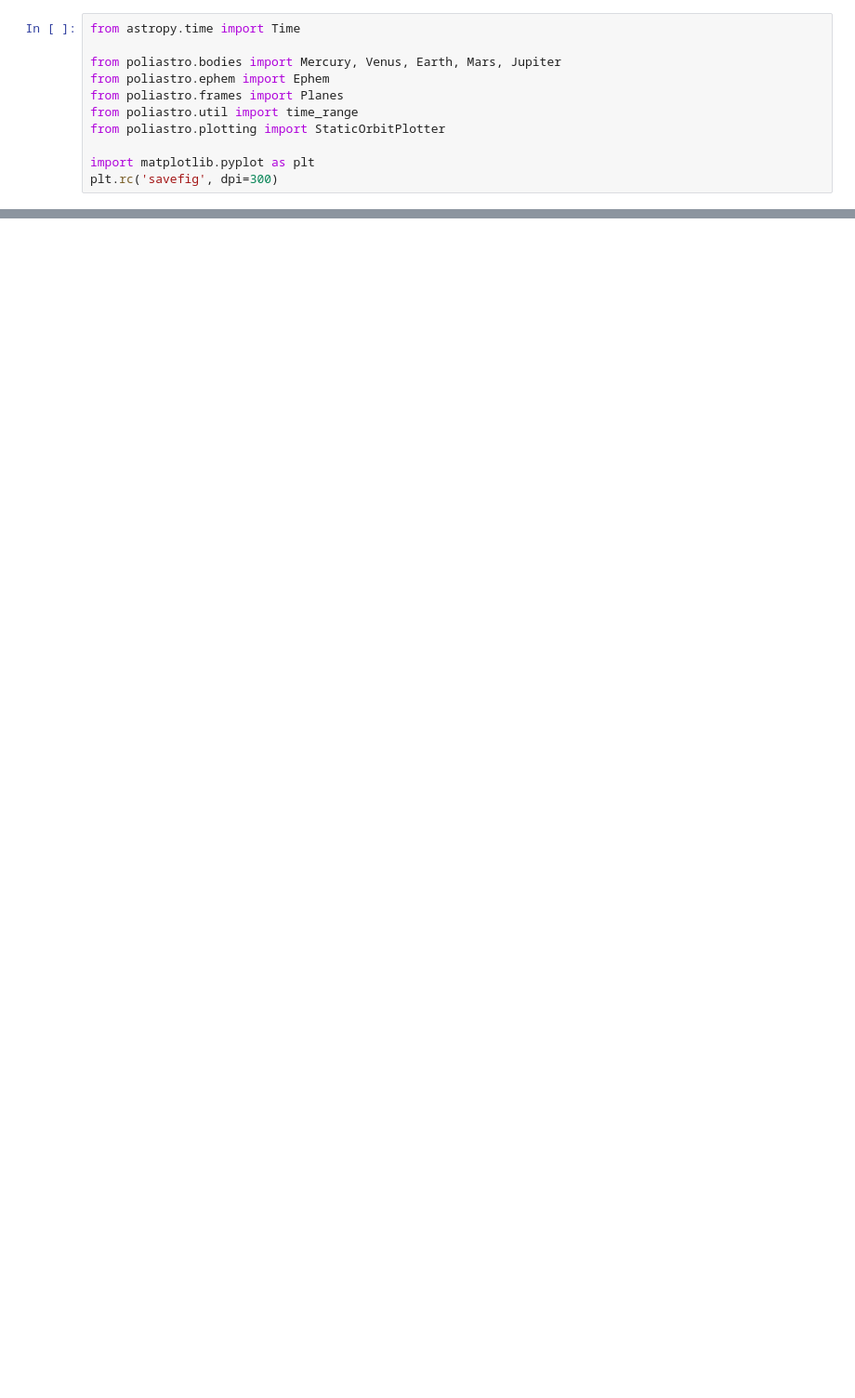
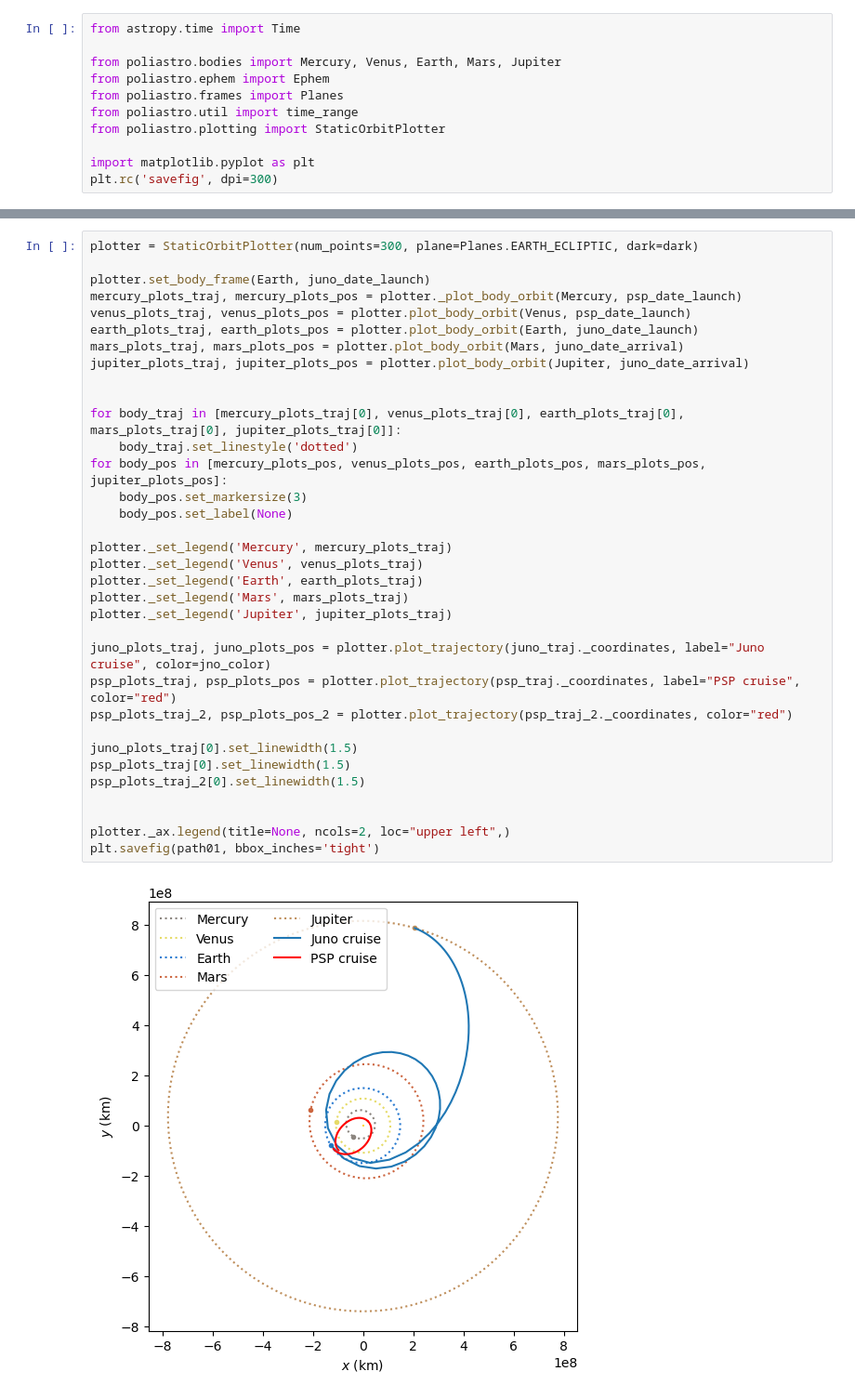
Before and after one commit to Beforerr/finesst_solar_wind_discontinuities, a Jupyter notebook: notebooks/00_orbits.out.ipynb, the cells around one changed output, grey strips where cells are left out. Shown at 93% size. Drawn from its saved outputs; the diff is of its cells as text; blank space fills up the shorter version.

```diff
--- a/notebooks/00_orbits.out.ipynb
+++ b/notebooks/00_orbits.out.ipynb
@@ -111,0 +101,36 @@ plt.savefig('../images/orbits/psp_orbit.svg', bbox_inches='tight')
+# %%
+plotter = StaticOrbitPlotter(num_points=300, plane=Planes.EARTH_ECLIPTIC, dark=dark)
+
+plotter.set_body_frame(Earth, juno_date_launch)
+mercury_plots_traj, mercury_plots_pos = plotter._plot_body_orbit(Mercury, psp_date_launch)
+venus_plots_traj, venus_plots_pos = plotter.plot_body_orbit(Venus, psp_date_launch)
+earth_plots_traj, earth_plots_pos = plotter.plot_body_orbit(Earth, juno_date_launch)
+mars_plots_traj, mars_plots_pos = plotter.plot_body_orbit(Mars, juno_date_arrival)
+jupiter_plots_traj, jupiter_plots_pos = plotter.plot_body_orbit(Jupiter, juno_date_arrival)
+
+
+for body_traj in [mercury_plots_traj[0], venus_plots_traj[0], earth_plots_traj[0], mars_plots_traj[0], jupiter_plots_traj[0]]:
+    body_traj.set_linestyle('dotted')
+for body_pos in [mercury_plots_pos, venus_plots_pos, earth_plots_pos, mars_plots_pos, jupiter_plots_pos]:
+    body_pos.set_markersize(3)
+    body_pos.set_label(None)
+
+plotter._set_legend('Mercury', mercury_plots_traj)
+plotter._set_legend('Venus', venus_plots_traj)
+plotter._set_legend('Earth', earth_plots_traj)
+plotter._set_legend('Mars', mars_plots_traj)
+plotter._set_legend('Jupiter', jupiter_plots_traj)
+
+juno_plots_traj, juno_plots_pos = plotter.plot_trajectory(juno_traj._coordinates, label="Juno cruise", color=jno_color)
+psp_plots_traj, psp_plots_pos = plotter.plot_trajectory(psp_traj._coordinates, label="PSP cruise", color="red")
+psp_plots_traj_2, psp_plots_pos_2 = plotter.plot_trajectory(psp_traj_2._coordinates, color="red")
+
+juno_plots_traj[0].set_linewidth(1.5)
+psp_plots_traj[0].set_linewidth(1.5)
+psp_plots_traj_2[0].set_linewidth(1.5)
+
+
+plotter._ax.legend(title=None, ncols=2, loc="upper left",)
+plt.savefig(path01, bbox_inches='tight')
+# %% [output]
+[figure, added]
```
Also changed, not shown: parts of 19 cells of this notebook, 19 other files.
